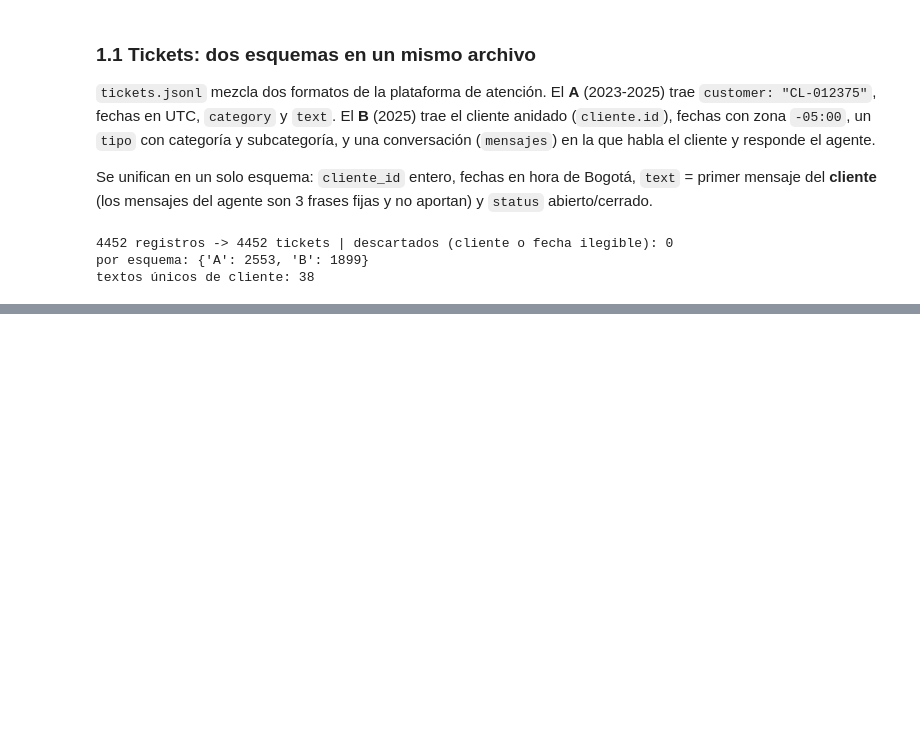
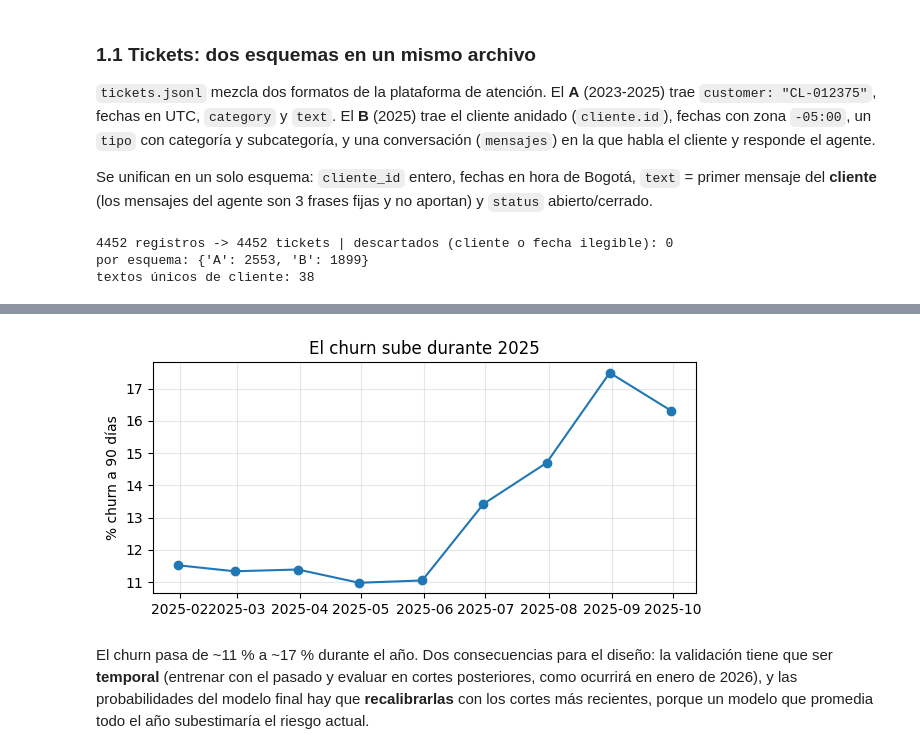
Before and after one commit to unfresh25/conecta-churn, a Jupyter notebook: solucion.ipynb, the cells around one changed output, grey strips where cells are left out. Drawn from its saved outputs; the diff is of its cells as text; code cells hidden in the pictures; blank space fills up the shorter version.

```diff
--- a/solucion.ipynb
+++ b/solucion.ipynb
@@ -150,0 +192,8 @@ textos únicos de cliente: 38
+# %%
+TRAIN_CUTOFFS = monthly_cutoffs("2025-01-31", "2025-09-30")
+labels = build_labels(data.subscriptions, TRAIN_CUTOFFS)
+by_cutoff = labels.groupby("cutoff")["churn_90d"].agg(clientes="size", churn="sum", tasa="mean")
+display(by_cutoff.style.format({"tasa": "{:.1%}"}))
+print(f"Panel 2025: {len(labels):,} filas, {labels['churn_90d'].sum():,} cancelaciones, "
+      f"{labels['cliente_id'].nunique():,} clientes distintos")
+assert len(labels) == 13600 and labels["churn_90d"].sum() == 1815
@@ -150,0 +213,11 @@ textos únicos de cliente: 38
+# %%
+fig, ax = plt.subplots(figsize=(7, 3))
+ax.plot(by_cutoff.index, by_cutoff["tasa"] * 100, marker="o")
+ax.set_ylabel("% churn a 90 días"); ax.set_title("El churn sube durante 2025"); ax.grid(alpha=.3)
+plt.show()
+# %% [output]
+[figure, added]
+# %% [markdown]
+El churn pasa de ~11 % a ~17 % durante el año. Dos consecuencias para el diseño: la validación tiene que ser **temporal**
+(entrenar con el pasado y evaluar en cortes posteriores, como ocurrirá en enero de 2026), y las probabilidades del modelo final
+hay que **recalibrarlas** con los cortes más recientes, porque un modelo que promedia todo el año subestimaría el riesgo actual.
```
Also changed, not shown: parts of 5 cells of this notebook, 2 other files.
